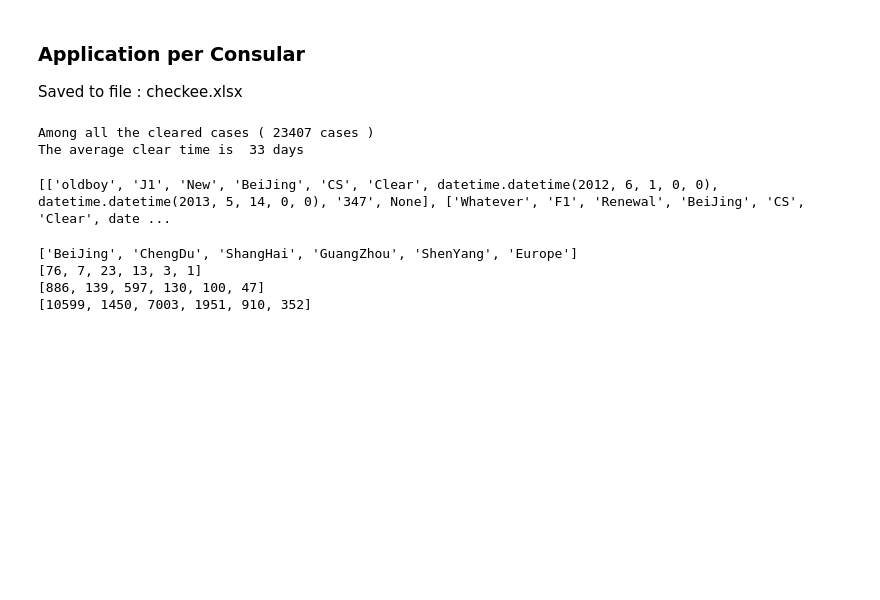
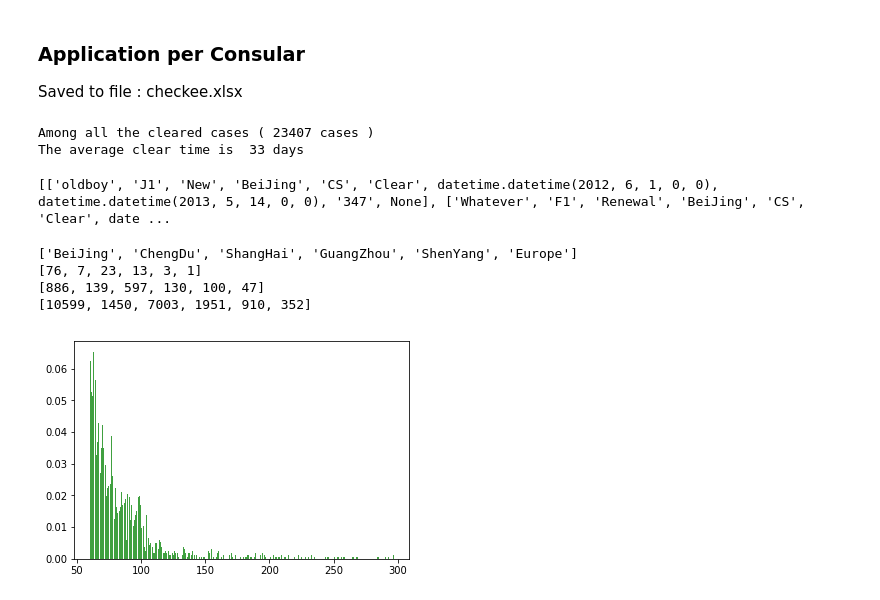
Before and after one commit to bwang40/CheckeeInfoCrawl, a Jupyter notebook: CheckeeCrawl.ipynb, the cells around one changed output. Saved outputs shown, nothing was run; the diff lists cells and outputs as text; code cells hidden in the pictures; blank space fills up the shorter version.

```diff
--- a/CheckeeCrawl.ipynb
+++ b/CheckeeCrawl.ipynb
@@ -348,6 +351,18 @@ for items in longcheck:
     if items[9] is not None:
         printCase(f,items)
 f.close()
+# %%
+f= codecs.open("AllCommentsfromH1.txt","w+", "utf-8")
+for items in H1cases:
+    if items[9] is not None and int(items[8])>=40:
+        printCase(f,items)
+f.close()
+# %%
+f= codecs.open("AllCommentsfromF1.txt","w+", "utf-8")
+for items in F1cases:
+    if items[9] is not None and "pdate" in items[9]:
+        printCase(f,items)
+f.close()
 # %%
 print("F1 finished cases num  :",len(F1cases))
 print("J1 finished cases num  :",len(J1cases))
@@ -535,3 +542,20 @@ print(consular_overall_case)
 [76, 7, 23, 13, 3, 1]
 [886, 139, 597, 130, 100, 47]
 [10599, 1450, 7003, 1951, 910, 352]
+# %%
+# plot histogram of the checking case and longcheck case
+#finishedcase
+#longcheck
+checkdate = []
+longcheckdate = []
+
+for items in finishedcase:
+    if(int(items[8])>0 and int(items[8])<200 ):
+        checkdate.append(int(items[8]))
+for items in longcheck:
+    if(int(items[8])>0 and int(items[8])<300 ):
+        longcheckdate.append(int(items[8]))
+
+n, bins, patches = plt.hist(longcheckdate, 300, density=True, facecolor='g', alpha=0.75)
+# %% [output]
+[figure, added]
```
Also changed, not shown: parts of 12 cells of this notebook, 4 other files.
